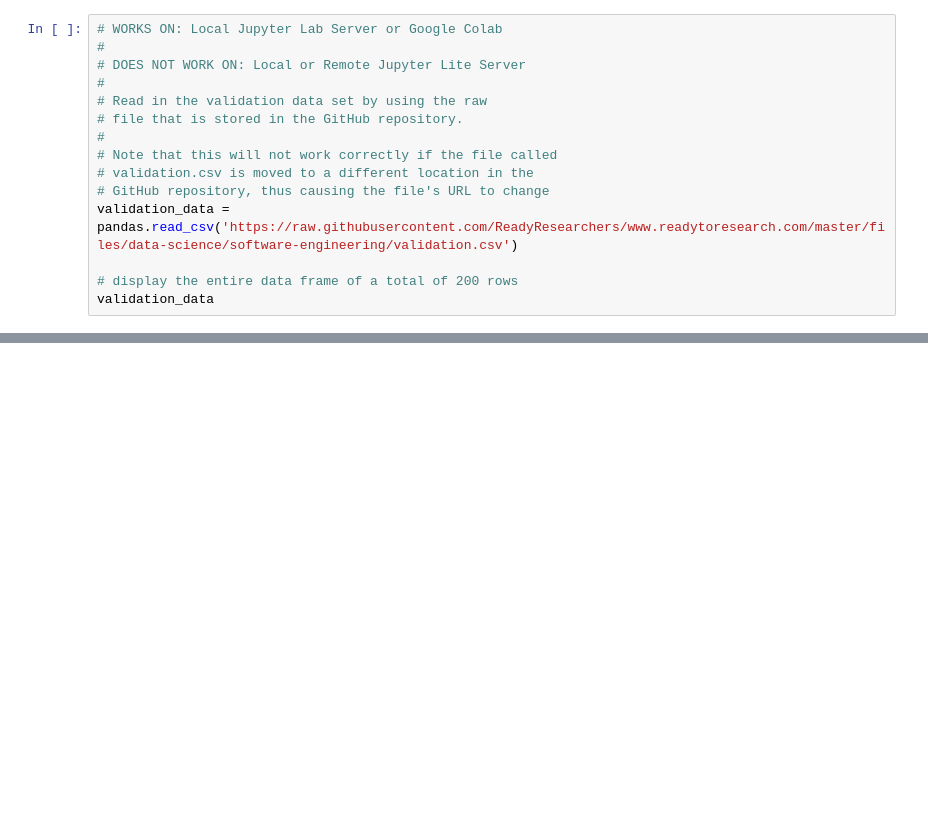
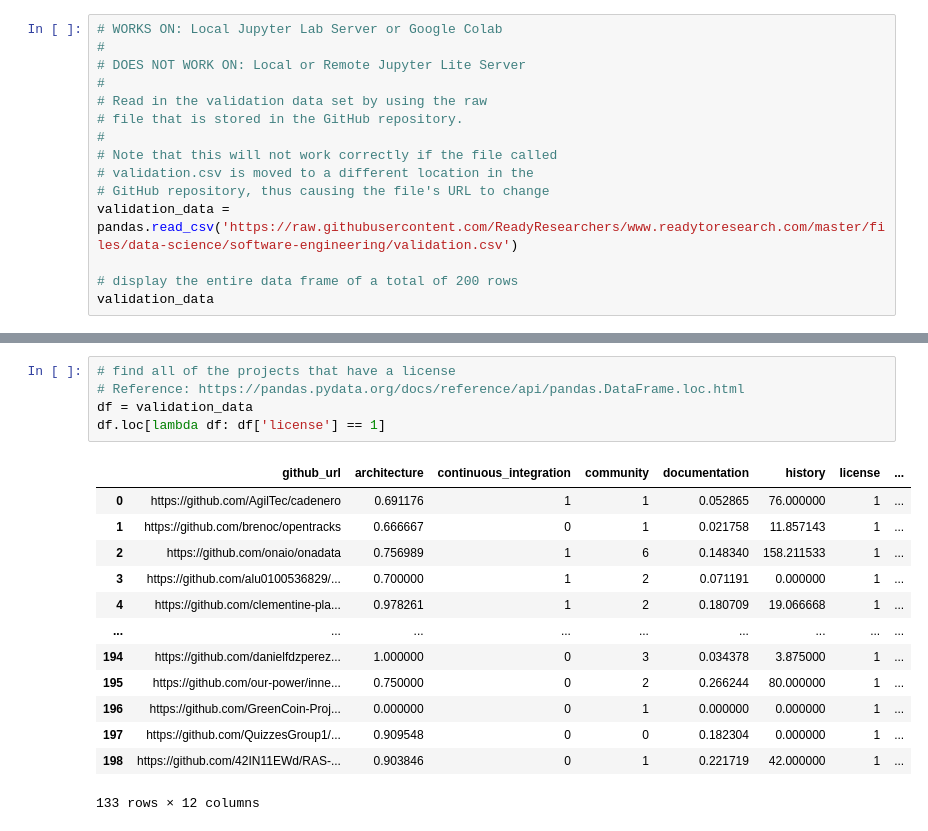
Before and after one commit to jayantxchauhan/food-production-analysis-research-paper, a Jupyter notebook: files/data-science/software-engineering/explore-github-dataset.ipynb, the cells around one changed output, grey strips where cells are left out. Drawn from its saved outputs; the diff is of its cells as text; blank space fills up the shorter version.

```diff
--- a/files/data-science/software-engineering/explore-github-dataset.ipynb
+++ b/files/data-science/software-engineering/explore-github-dataset.ipynb
@@ -49,0 +94,19 @@ validation_data
+# %%
+# find all of the projects that have a license
+# Reference: https://pandas.pydata.org/docs/reference/api/pandas.DataFrame.loc.html
+df = validation_data
+df.loc[lambda df: df['license'] == 1]
+# %% [output]
+|  | github_url | architecture | continuous_integration | community | documentation | history | license | ... |
+| 0 | https://github.com/AgilTec/cadenero | 0.691176 | 1 | 1 | 0.052865 | 76.000000 | 1 | ... |
+| 1 | https://github.com/brenoc/opentracks | 0.666667 | 0 | 1 | 0.021758 | 11.857143 | 1 | ... |
+| 2 | https://github.com/onaio/onadata | 0.756989 | 1 | 6 | 0.148340 | 158.211533 | 1 | ... |
+| 3 | https://github.com/alu0100536829/... | 0.700000 | 1 | 2 | 0.071191 | 0.000000 | 1 | ... |
+| 4 | https://github.com/clementine-pla... | 0.978261 | 1 | 2 | 0.180709 | 19.066668 | 1 | ... |
+| ... | ... | ... | ... | ... | ... | ... | ... | ... |
+| 194 | https://github.com/danielfdzperez... | 1.000000 | 0 | 3 | 0.034378 | 3.875000 | 1 | ... |
+| 195 | https://github.com/our-power/inne... | 0.750000 | 0 | 2 | 0.266244 | 80.000000 | 1 | ... |
+| 196 | https://github.com/GreenCoin-Proj... | 0.000000 | 0 | 1 | 0.000000 | 0.000000 | 1 | ... |
+| 197 | https://github.com/QuizzesGroup1/... | 0.909548 | 0 | 0 | 0.182304 | 0.000000 | 1 | ... |
+| 198 | https://github.com/42IN11EWd/RAS-... | 0.903846 | 0 | 1 | 0.221719 | 42.000000 | 1 | ... |
+133 rows × 12 columns
```
Also changed, not shown: parts of 6 cells of this notebook, 5 other files.
